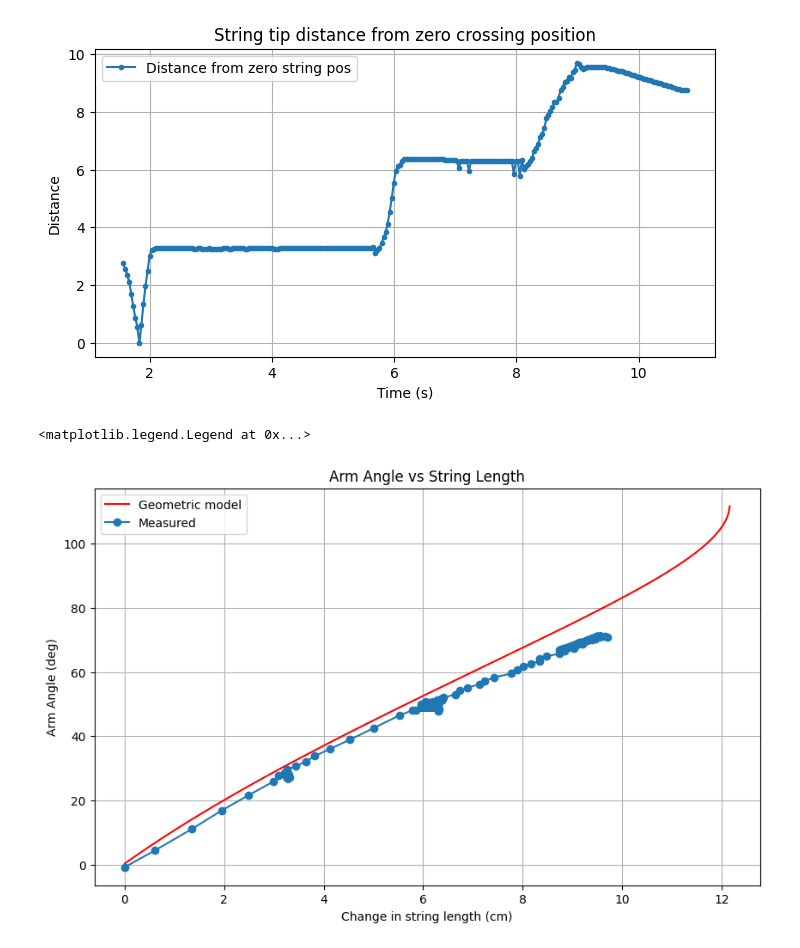
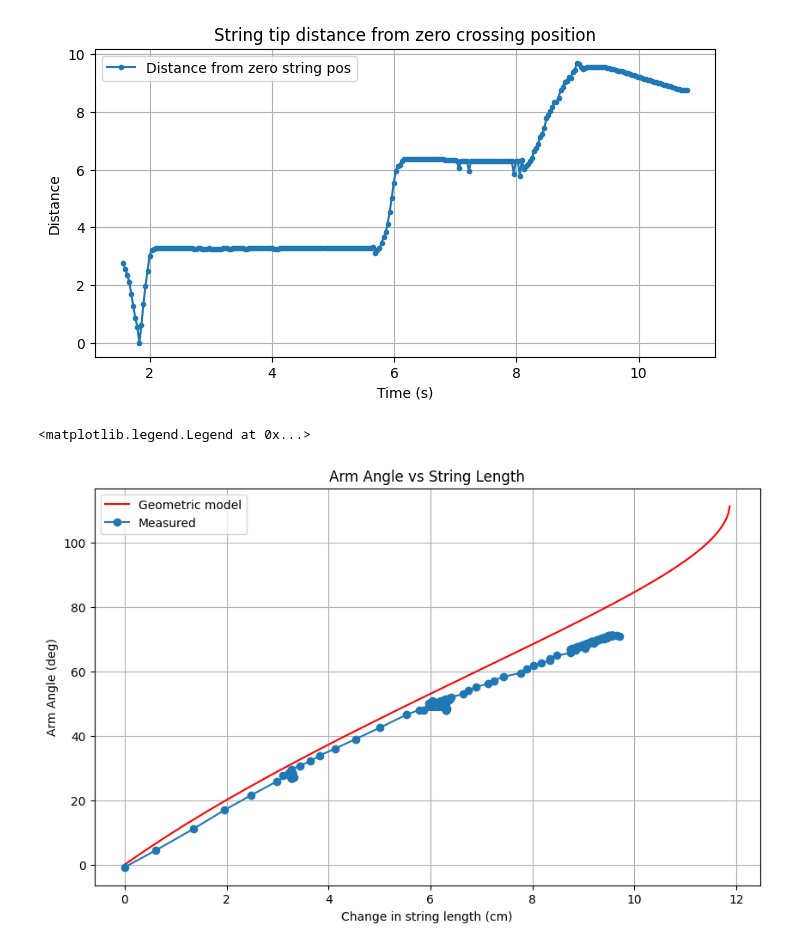
Before and after one commit to qwertpas/softarm, a Jupyter notebook: vinestation/tracking/tracking.ipynb, the cells around one changed output. Saved outputs shown, nothing was run; the diff lists cells and outputs as text; code cells hidden in the pictures.

```diff
--- a/vinestation/tracking/tracking.ipynb
+++ b/vinestation/tracking/tracking.ipynb
@@ -72,27 +72,27 @@ plt.show()
 # %%
 plt.figure(figsize=(10,6))
 mask = df['t']+0.01 >= zero_cross_time
 
 a, b, r = 11, 5.5, 5.1
 s = np.linspace(0, 12.165, 500)
 
-theta_r_s = np.arccos(((a+b-s)**2 - a**2 - b**2 - 2*r**2) / (2 * np.sqrt((a**2 + b**2) * (b**2 + r**2)))) - np.arctan(r/a) - np.arctan(r/b)
+theta_r_s = np.arccos(((a+b-s)**2 - a**2 - b**2 - 2*r**2) / (2 * np.sqrt((a**2 + r**2) * (b**2 + r**2)))) - np.arctan(r/a) - np.arctan(r/b)
 plt.plot(s, np.degrees(theta_r_s), linestyle='-', color='red', label='Geometric model')
 
 plt.plot(dist_from_zero[mask], np.degrees(armangle[mask]), marker='o', linestyle='-', color='tab:blue', label='Measured')
 
 
 
 plt.xlabel('Change in string length (cm)')
 plt.ylabel('Arm Angle (deg)')
 plt.title('Arm Angle vs String Length')
 plt.grid(True)
 plt.legend()
 
 
 # plt.xlim(-0.1, 0.1)
 # plt.ylim(-0.1, 0.1)
 # %% [output]
 <matplotlib.legend.Legend at 0x...>
-[figure, old version]
+[figure, new version]
 # %%
```
Also changed, not shown: parts of 2 cells of this notebook, 6 other files.
